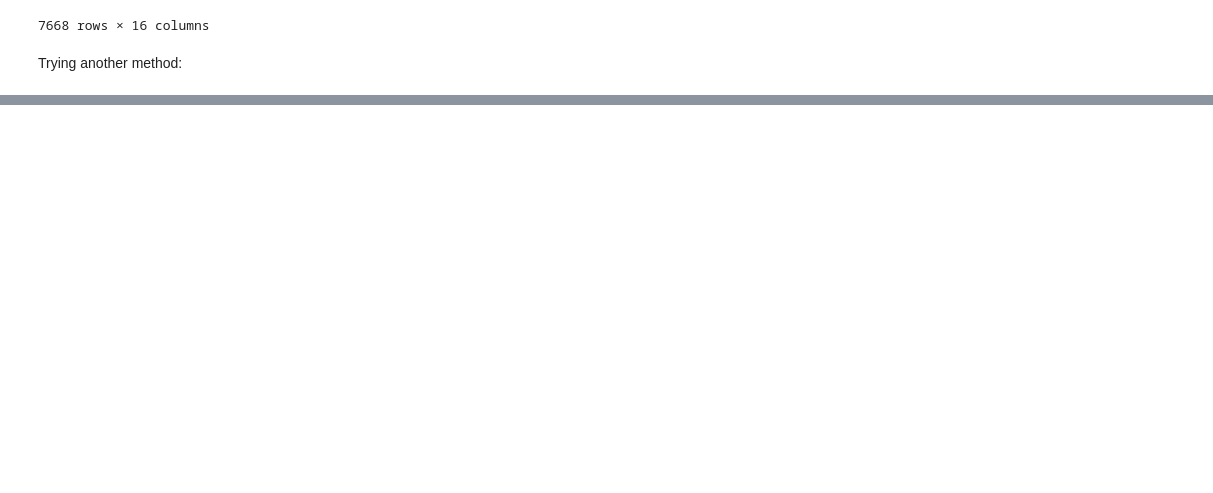
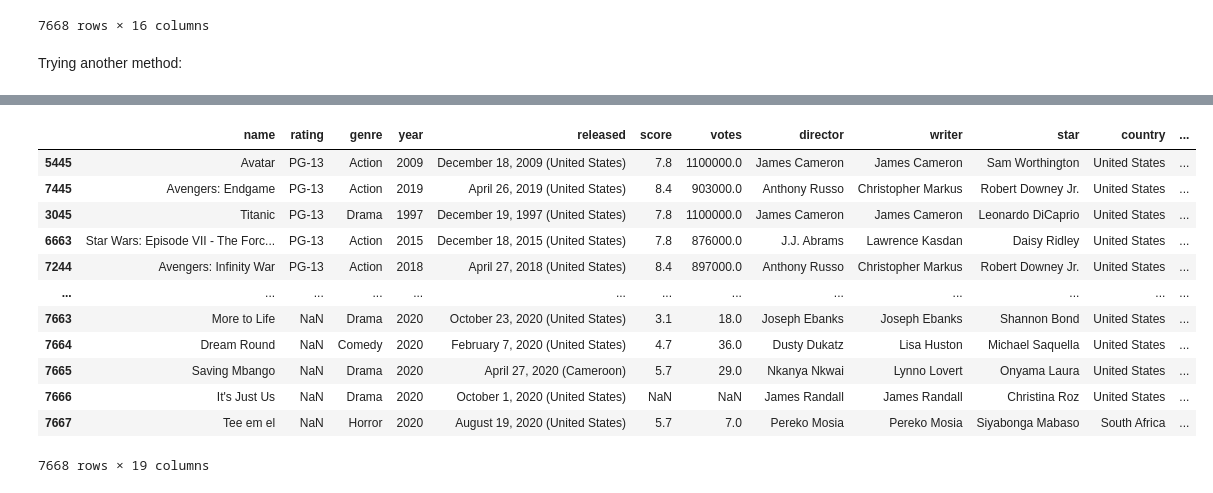
Before and after one commit to antunes-lima/Python-Movie-Industry-Analysis, a Jupyter notebook: Python_Movie_Industry_Analysis.ipynb, the cells around one changed output, grey strips where cells are left out. Drawn from its saved outputs; the diff is of its cells as text; code cells hidden in the pictures; blank space fills up the shorter version.

```diff
--- a/Python_Movie_Industry_Analysis.ipynb
+++ b/Python_Movie_Industry_Analysis.ipynb
@@ -231,0 +248,18 @@ Name: year_release, dtype: int64
+# %%
+# sorting the table by film relevance, using gross column for this
+
+df.sort_values(by=['gross'], inplace=False, ascending=False)
+# %% [output]
+|  | name | rating | genre | year | released | score | votes | director | writer | star | country | ... |
+| 5445 | Avatar | PG-13 | Action | 2009 | December 18, 2009 (United States) | 7.8 | 1100000.0 | James Cameron | James Cameron | Sam Worthington | United States | ... |
+| 7445 | Avengers: Endgame | PG-13 | Action | 2019 | April 26, 2019 (United States) | 8.4 | 903000.0 | Anthony Russo | Christopher Markus | Robert Downey Jr. | United States | ... |
+| 3045 | Titanic | PG-13 | Drama | 1997 | December 19, 1997 (United States) | 7.8 | 1100000.0 | James Cameron | James Cameron | Leonardo DiCaprio | United States | ... |
+| 6663 | Star Wars: Episode VII - The Forc... | PG-13 | Action | 2015 | December 18, 2015 (United States) | 7.8 | 876000.0 | J.J. Abrams | Lawrence Kasdan | Daisy Ridley | United States | ... |
+| 7244 | Avengers: Infinity War | PG-13 | Action | 2018 | April 27, 2018 (United States) | 8.4 | 897000.0 | Anthony Russo | Christopher Markus | Robert Downey Jr. | United States | ... |
+| ... | ... | ... | ... | ... | ... | ... | ... | ... | ... | ... | ... | ... |
+| 7663 | More to Life | NaN | Drama | 2020 | October 23, 2020 (United States) | 3.1 | 18.0 | Joseph Ebanks | Joseph Ebanks | Shannon Bond | United States | ... |
+| 7664 | Dream Round | NaN | Comedy | 2020 | February 7, 2020 (United States) | 4.7 | 36.0 | Dusty Dukatz | Lisa Huston | Michael Saquella | United States | ... |
+| 7665 | Saving Mbango | NaN | Drama | 2020 | April 27, 2020 (Cameroon) | 5.7 | 29.0 | Nkanya Nkwai | Lynno Lovert | Onyama Laura | United States | ... |
+| 7666 | It's Just Us | NaN | Drama | 2020 | October 1, 2020 (United States) | NaN | NaN | James Randall | James Randall | Christina Roz | United States | ... |
+| 7667 | Tee em el | NaN | Horror | 2020 | August 19, 2020 (United States) | 5.7 | 7.0 | Pereko Mosia | Pereko Mosia | Siyabonga Mabaso | South Africa | ... |
+7668 rows × 19 columns
```
Also changed, not shown: parts of 31 cells of this notebook.
